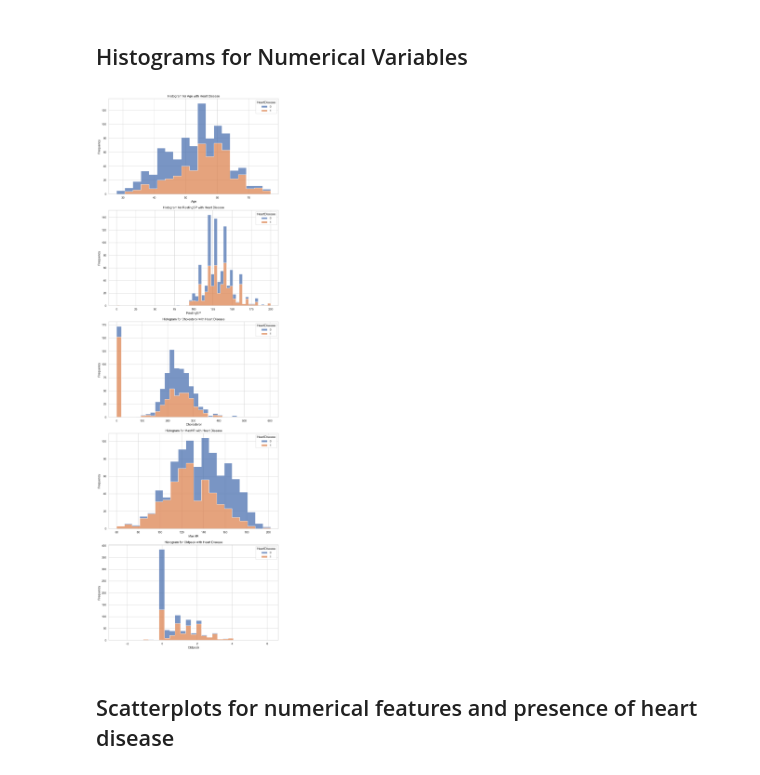
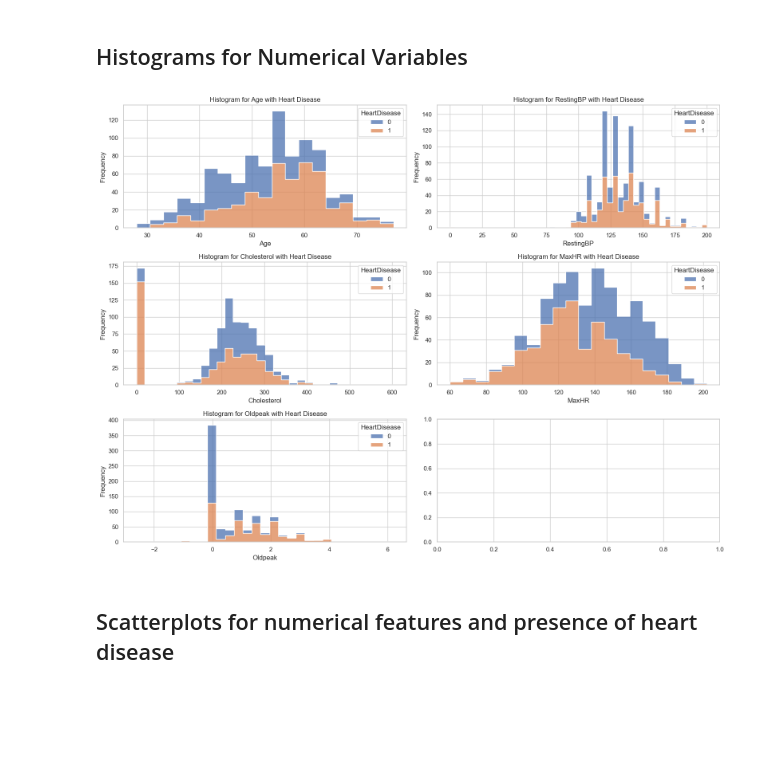
Before and after one commit to gbhardwaj00/heart-disease-ml, a Jupyter notebook: heart-disease-prediction.ipynb, the cells around one changed output. Saved outputs shown, nothing was run; the diff lists cells and outputs as text; code cells hidden in the pictures; blank space fills up the shorter version.

```diff
--- a/heart-disease-prediction.ipynb
+++ b/heart-disease-prediction.ipynb
@@ -152,30 +152,38 @@ plt.show()
 # %% [markdown]
 ## Histograms for Numerical Variables
 # %%
+import matplotlib.pyplot as plt
+import seaborn as sns
+
 numerical_vars = ['Age', 'RestingBP', 'Cholesterol', 'MaxHR', 'Oldpeak']
-fig, axes = plt.subplots(nrows=len(numerical_vars), ncols=1, figsize=(10, 6 * len(numerical_vars)))
+
+num_vars = len(numerical_vars)
+num_rows = (num_vars + 1) // 2
+
+# Create a figure with subplots
+fig, axes = plt.subplots(nrows=num_rows, ncols=2, figsize=(16, 4 * num_rows))
 
 sns.set(style='whitegrid')
 
-handles = []  # To collect handles for creating a single legend
+handles = []
 
 # Plotting histograms for numerical variables
 for i, var in enumerate(numerical_vars):
     # Plotting histograms for each category of HeartDisease
-    plot = sns.histplot(data=heart_df, x=var, hue='HeartDisease', multiple='stack', kde=False, ax=axes[i], element='step', common_norm=False)
+    row, col = divmod(i, 2)
+    plot = sns.histplot(data=heart_df, x=var, hue='HeartDisease', multiple='stack', kde=False, ax=axes[row, col], element='step', common_norm=False)
 
-    axes[i].set_title(f'Histogram for {var} with Heart Disease')
-    axes[i].set_xlabel(var)
-    axes[i].set_ylabel('Frequency')
+    axes[row, col].set_title(f'Histogram for {var} with Heart Disease')
+    axes[row, col].set_xlabel(var)
+    axes[row, col].set_ylabel('Frequency')
 
-    # Collect handles from the last subplot
-    if i == len(numerical_vars) - 1:
+    if i == num_vars - 1:
         handles += plot.get_legend().legend_handles
 
 plt.tight_layout()
 plt.show()
 # %% [output]
-[figure, old version]
+[figure, new version]
 # %% [markdown]
 ## Scatterplots for numerical features and presence of heart disease
 # %%
```
Also changed, not shown: parts of 6 cells of this notebook.
